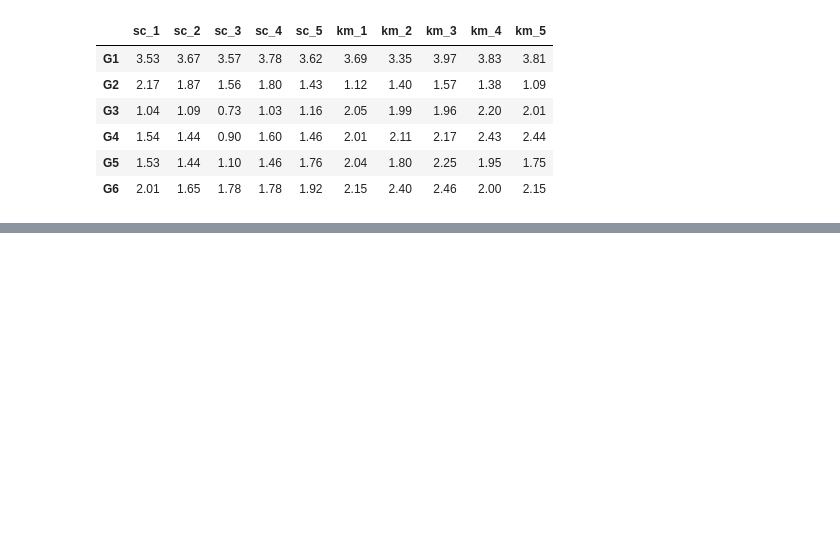
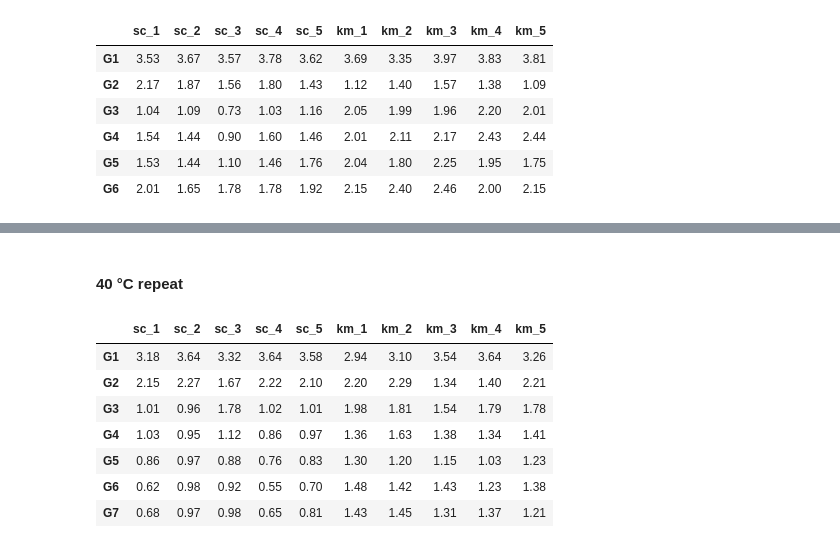
Before and after one commit to SysBioChalmers/BayesianGEM, a Jupyter notebook: code/expdata.ipynb, the cells around one changed output, grey strips where cells are left out. Saved outputs shown, nothing was run; the diff lists cells and outputs as text; code cells hidden in the pictures; blank space fills up the shorter version.

```diff
--- a/code/expdata.ipynb
+++ b/code/expdata.ipynb
@@ -108,0 +118,27 @@ do_plot(df_YPD,'G1',(0,5),
+# %% [markdown]
+#### 40 °C repeat
+# %%
+
+data = {
+    'sc_1': [0.159*20,2.15,1.01,1.03,0.86,0.62,0.68],
+    'sc_2': [0.182*20,2.27,0.96,0.95,0.97,0.98,0.97],
+    'sc_3': [0.166*20,1.67,1.78,1.12,0.88,0.92,0.98],
+    'sc_4': [0.182*20,2.22,1.02,0.86,0.76,0.55,0.65],
+    'sc_5': [0.179*20,2.10,1.01,0.97,0.83,0.70,0.81],
+    'km_1': [0.147*20,2.20,1.98,1.36,1.30,1.48,1.43],
+    'km_2': [0.155*20,2.29,1.81,1.63,1.20,1.42,1.45],
+    'km_3': [0.177*20,1.34,1.54,1.38,1.15,1.43,1.31],
+    'km_4': [0.182*20,1.40,1.79,1.34,1.03,1.23,1.37],
+    'km_5': [0.163*20,2.21,1.78,1.41,1.23,1.38,1.21],
+}
+df_YPD_re = pd.DataFrame(data=data,index=['G{0}'.format(i+1) for i in range(len(data['sc_1']))])
+df_YPD_re
+# %% [output]
+|  | sc_1 | sc_2 | sc_3 | sc_4 | sc_5 | km_1 | km_2 | km_3 | km_4 | km_5 |
+| G1 | 3.18 | 3.64 | 3.32 | 3.64 | 3.58 | 2.94 | 3.10 | 3.54 | 3.64 | 3.26 |
+| G2 | 2.15 | 2.27 | 1.67 | 2.22 | 2.10 | 2.20 | 2.29 | 1.34 | 1.40 | 2.21 |
+| G3 | 1.01 | 0.96 | 1.78 | 1.02 | 1.01 | 1.98 | 1.81 | 1.54 | 1.79 | 1.78 |
+| G4 | 1.03 | 0.95 | 1.12 | 0.86 | 0.97 | 1.36 | 1.63 | 1.38 | 1.34 | 1.41 |
+| G5 | 0.86 | 0.97 | 0.88 | 0.76 | 0.83 | 1.30 | 1.20 | 1.15 | 1.03 | 1.23 |
+| G6 | 0.62 | 0.98 | 0.92 | 0.55 | 0.70 | 1.48 | 1.42 | 1.43 | 1.23 | 1.38 |
+| G7 | 0.68 | 0.97 | 0.98 | 0.65 | 0.81 | 1.43 | 1.45 | 1.31 | 1.37 | 1.21 |
```
Also changed, not shown: parts of 6 cells of this notebook.
